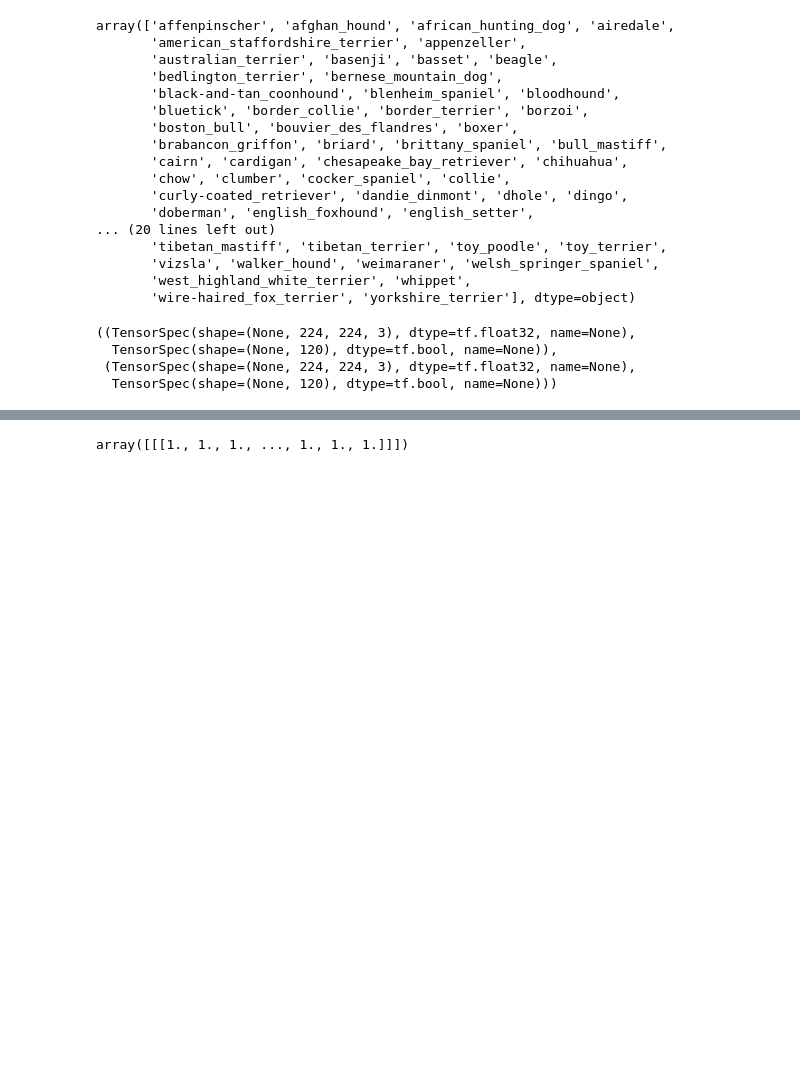
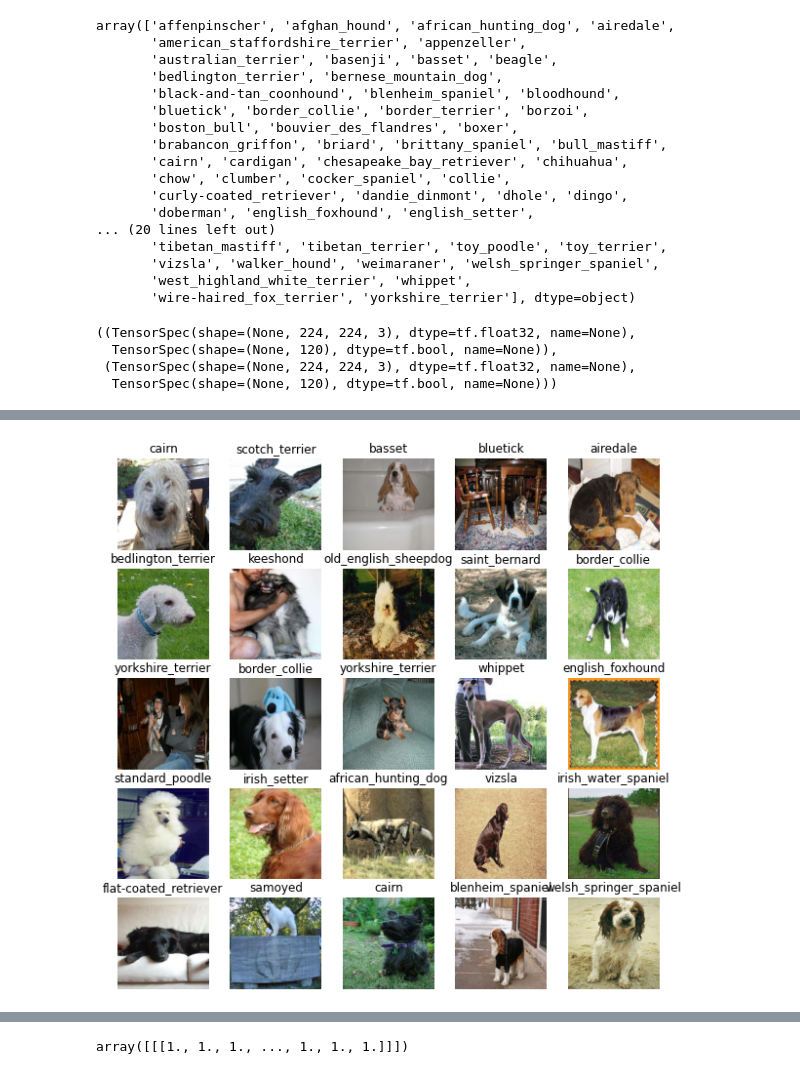
Before and after one commit to Norman518/Data-Science, a Jupyter notebook: Colab/Dog Breed Identification/Dog_Breed_Identification.ipynb, the cells around one changed output, grey strips where cells are left out. Saved outputs shown, nothing was run; the diff lists cells and outputs as text; code cells hidden in the pictures; blank space fills up the shorter version.

```diff
--- a/Colab/Dog Breed Identification/Dog_Breed_Identification.ipynb
+++ b/Colab/Dog Breed Identification/Dog_Breed_Identification.ipynb
@@ -108,5 +112,7 @@ def show_25_images(images, labels):
 # %%
-# show_25_images(valid_images, valid_labels)
+show_25_images(valid_images, valid_labels)
+# %% [output]
+[figure, added]
 # %%
 INPUT_SHAPE = [None, 224, 224, 3]
 OUTPUT_SHAPE = len(unique_breeds)
```
Also changed, not shown: parts of 41 cells of this notebook, 16 other files.
